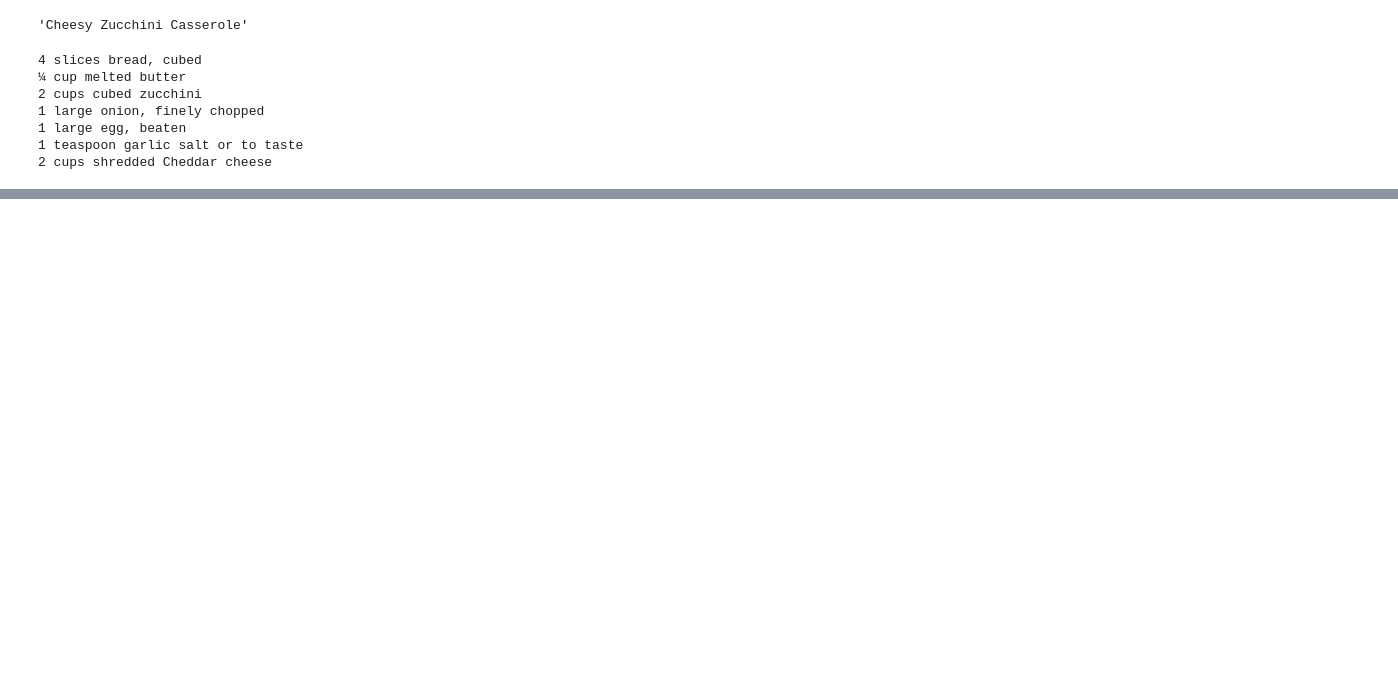
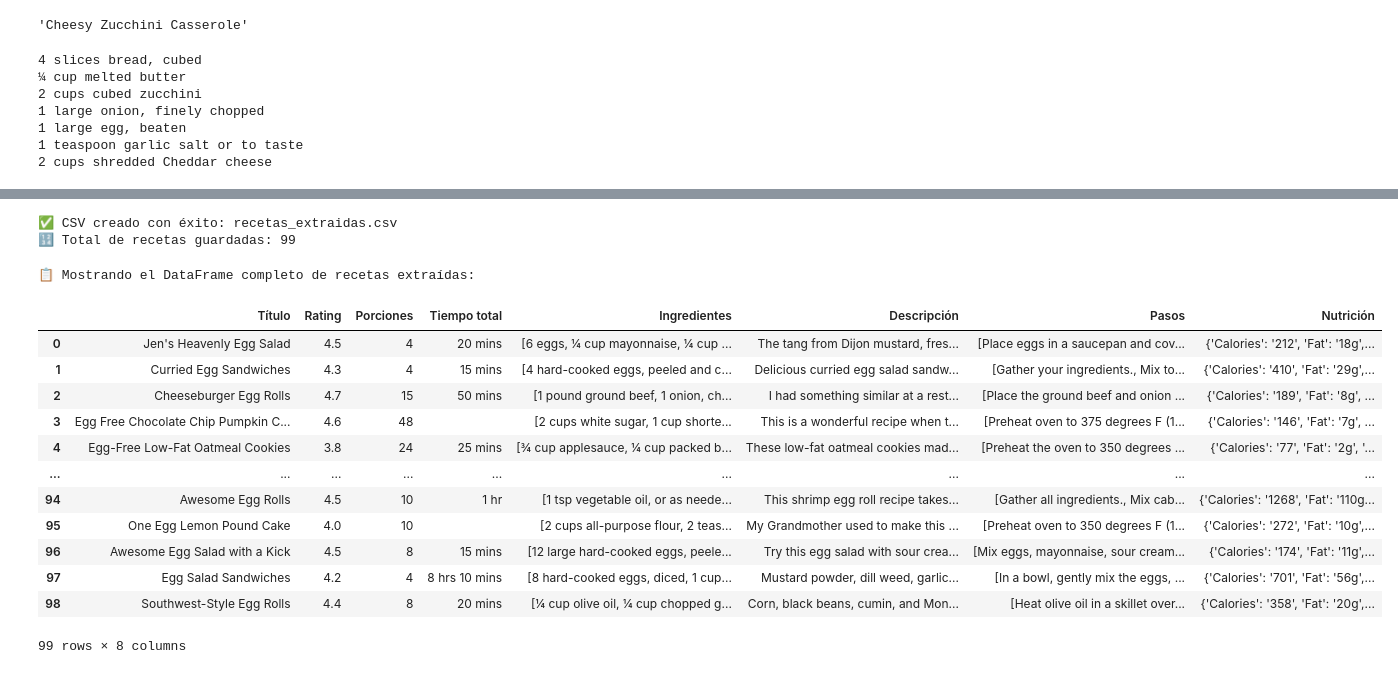
Before and after one commit to SebasRo17/Recuperacion, a Jupyter notebook: ir25a-main/ir25a-main/notebooks/11recetas.ipynb, the cells around one changed output, grey strips where cells are left out. Saved outputs shown, nothing was run; the diff lists cells and outputs as text; code cells hidden in the pictures; blank space fills up the shorter version.

```diff
--- a/ir25a-main/ir25a-main/notebooks/11recetas.ipynb
+++ b/ir25a-main/ir25a-main/notebooks/11recetas.ipynb
@@ -291,0 +189,20 @@ Recetas procesadas exitosamente: 1
+# %%
+import os
+import time
+
+save_dir = r"\data\12WEBCRAWLING\recetas"
+os.makedirs(save_dir, exist_ok=True)
+# %%
+for i, url in enumerate(sorted(recipe_urls), 1):
+    print(f"\n💾 Guardando receta {i:02d} de {len(recipe_urls)}")
+    print(f"🔗 URL: {url}")
+
+    try:
+        response = requests.get(url, headers=headers, timeout=10)
+        filename = os.path.join(save_dir, f"receta_{i:02d}.html")
+        with open(filename, "w", encoding="utf-8") as f:
+            f.write(response.text)
+        print(f"✅ Guardado en: {filename}")
+        time.sleep(1.5)  # Evitar bloqueo
+    except Exception as e:
+        print(f"❌ Error al guardar receta {i:02d}: {e}")
@@ -291,0 +227,6 @@ Recetas procesadas exitosamente: 1
+# %%
+import pandas as pd
+
+# Directorio donde están los archivos
+html_dir = r"\data\12WEBCRAWLING\recetas"
+recetas_data = []
@@ -291,0 +318,27 @@ Recetas procesadas exitosamente: 1
+# %%
+df = pd.DataFrame(recetas_data)
+csv_path = "recetas_extraidas.csv"
+df.to_csv(csv_path, index=False)
+print(f"\n✅ CSV creado con éxito: {csv_path}")
+print(f"🔢 Total de recetas guardadas: {len(df)}")
+# %% [output]
+✅ CSV creado con éxito: recetas_extraidas.csv
+🔢 Total de recetas guardadas: 99
+# %%
+print("\n📋 Mostrando el DataFrame completo de recetas extraídas:\n")
+display(df)  # Si usas Jupyter, esto hace que se vea bonito; si no, simplemente usa df
+# %% [output]
+📋 Mostrando el DataFrame completo de recetas extraídas:
+|  | Título | Rating | Porciones | Tiempo total | Ingredientes | Descripción | Pasos | Nutrición |
+| 0 | Jen's Heavenly Egg Salad | 4.5 | 4 | 20 mins | [6 eggs, ¼ cup mayonnaise, ¼ cup ... | The tang from Dijon mustard, fres... | [Place eggs in a saucepan and cov... | {'Calories': '212', 'Fat': '18g',... |
+| 1 | Curried Egg Sandwiches | 4.3 | 4 | 15 mins | [4 hard-cooked eggs, peeled and c... | Delicious curried egg salad sandw... | [Gather your ingredients., Mix to... | {'Calories': '410', 'Fat': '29g',... |
+| 2 | Cheeseburger Egg Rolls | 4.7 | 15 | 50 mins | [1 pound ground beef, 1 onion, ch... | I had something similar at a rest... | [Place the ground beef and onion ... | {'Calories': '189', 'Fat': '8g', ... |
+| 3 | Egg Free Chocolate Chip Pumpkin C... | 4.6 | 48 |  | [2 cups white sugar, 1 cup shorte... | This is a wonderful recipe when t... | [Preheat oven to 375 degrees F (1... | {'Calories': '146', 'Fat': '7g', ... |
+| 4 | Egg-Free Low-Fat Oatmeal Cookies | 3.8 | 24 | 25 mins | [¾ cup applesauce, ¼ cup packed b... | These low-fat oatmeal cookies mad... | [Preheat the oven to 350 degrees ... | {'Calories': '77', 'Fat': '2g', '... |
+| ... | ... | ... | ... | ... | ... | ... | ... | ... |
+| 94 | Awesome Egg Rolls | 4.5 | 10 | 1 hr | [1 tsp vegetable oil, or as neede... | This shrimp egg roll recipe takes... | [Gather all ingredients., Mix cab... | {'Calories': '1268', 'Fat': '110g... |
+| 95 | One Egg Lemon Pound Cake | 4.0 | 10 |  | [2 cups all-purpose flour, 2 teas... | My Grandmother used to make this ... | [Preheat oven to 350 degrees F (1... | {'Calories': '272', 'Fat': '10g',... |
+| 96 | Awesome Egg Salad with a Kick | 4.5 | 8 | 15 mins | [12 large hard-cooked eggs, peele... | Try this egg salad with sour crea... | [Mix eggs, mayonnaise, sour cream... | {'Calories': '174', 'Fat': '11g',... |
+| 97 | Egg Salad Sandwiches | 4.2 | 4 | 8 hrs 10 mins | [8 hard-cooked eggs, diced, 1 cup... | Mustard powder, dill weed, garlic... | [In a bowl, gently mix the eggs, ... | {'Calories': '701', 'Fat': '56g',... |
+| 98 | Southwest-Style Egg Rolls | 4.4 | 8 | 20 mins | [¼ cup olive oil, ¼ cup chopped g... | Corn, black beans, cumin, and Mon... | [Heat olive oil in a skillet over... | {'Calories': '358', 'Fat': '20g',... |
+99 rows × 8 columns
```
Also changed, not shown: parts of 25 cells of this notebook, 3 other files.
